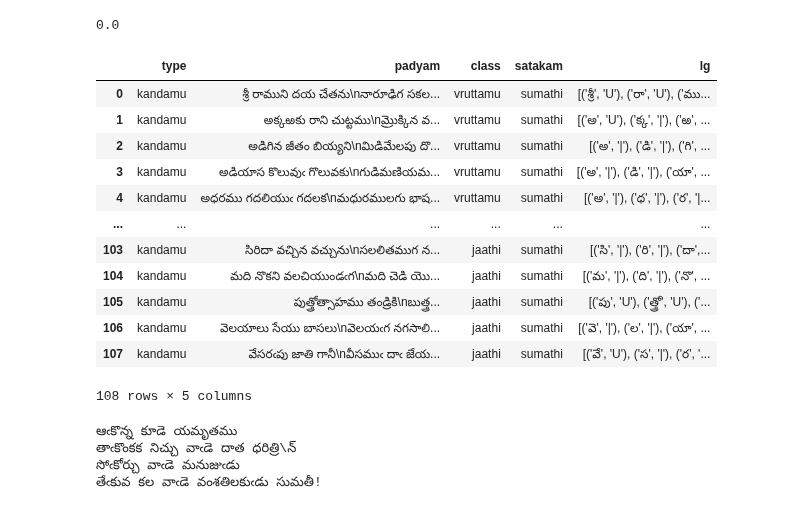
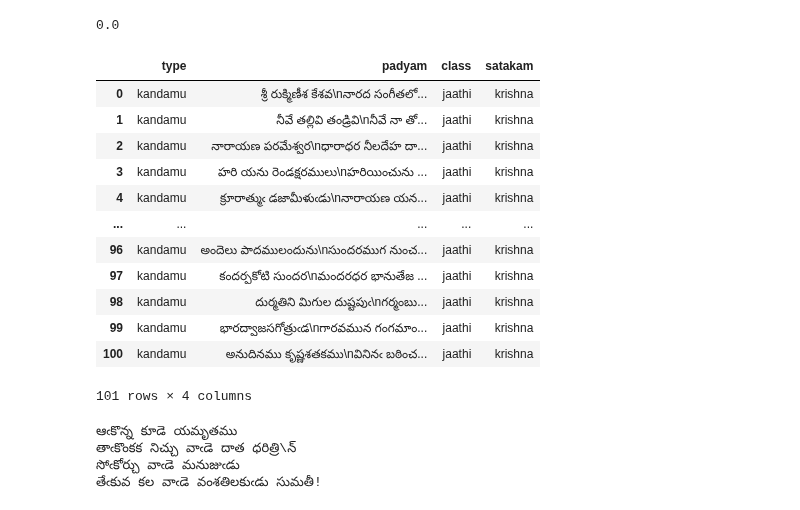
Before and after one commit to BodduSriPavan-111/chandassu, a Jupyter notebook: examples/example.ipynb, the cells around one changed output. Cells and saved outputs as stored; diff of their text form; code cells hidden in the pictures.

```diff
--- a/examples/example.ipynb
+++ b/examples/example.ipynb
@@ -47,22 +47,22 @@ import pandas as pd
 # os.chdir( source_path )
 # os.listdir()
 # %%
-df= pd.read_excel( r"c:\\Users\\bsnra\\Desktop\\chandassu\\dataset\\lg\\sumathi.xlsx" )
+df= pd.read_excel( r"c:\\Users\\bsnra\\Desktop\\chandassu\\dataset\\raw\\krishna.xlsx" )
 df
 # %% [output]
-|  | type | padyam | class | satakam | lg |
-| 0 | kandamu | శ్రీ రాముని దయ చేతను\nనారూఢిగ సకల... | vruttamu | sumathi | [('శ్రీ', 'U'), ('రా', 'U'), ('ము... |
-| 1 | kandamu | అక్కఱకు రాని చుట్టము\nమ్రొక్కిన వ... | vruttamu | sumathi | [('అ', 'U'), ('క్క', '|'), ('ఱ', ... |
-| 2 | kandamu | అడిగిన జీతం బియ్యని\nమిడిమేలపు దొ... | vruttamu | sumathi | [('అ', '|'), ('డి', '|'), ('గి', ... |
-| 3 | kandamu | అడియాస కొలువుఁ గొలువకు\nగుడిమణియమ... | vruttamu | sumathi | [('అ', '|'), ('డి', '|'), ('యా', ... |
-| 4 | kandamu | అధరము గదలియుఁ గదలక\nమధురములగు భాష... | vruttamu | sumathi | [('అ', '|'), ('ధ', '|'), ('ర', '|... |
-| ... | ... | ... | ... | ... | ... |
-| 103 | kandamu | సిరిదా వచ్చిన వచ్చును\nసలలితముగ న... | jaathi | sumathi | [('సి', '|'), ('రి', '|'), ('దా',... |
-| 104 | kandamu | మది నొకని వలచియుండఁగ\nమది చెడి యొ... | jaathi | sumathi | [('మ', '|'), ('ది', '|'), ('నొ', ... |
-| 105 | kandamu | పుత్త్రోత్సాహము తండ్రికి\nబుత్త్ర... | jaathi | sumathi | [('పు', 'U'), ('త్త్రో', 'U'), ('... |
-| 106 | kandamu | వెలయాలు సేయు బాసలు\nవెలయఁగ నగసాలి... | jaathi | sumathi | [('వె', '|'), ('ల', '|'), ('యా', ... |
-| 107 | kandamu | వేసరఁపు జాతి గానీ\nవీసముఁ దాఁ జేయ... | jaathi | sumathi | [('వే', 'U'), ('స', '|'), ('ర', '... |
+|  | type | padyam | class | satakam |
+| 0 | kandamu | శ్రీ రుక్మిణీశ కేశవ\nనారద సంగీతలో... | jaathi | krishna |
+| 1 | kandamu | నీవే తల్లివి తండ్రివి\nనీవే నా తో... | jaathi | krishna |
+| 2 | kandamu | నారాయణ పరమేశ్వర\nధారాధర నీలదేహ దా... | jaathi | krishna |
+| 3 | kandamu | హరి యను రెండక్షరములు\nహరియించును ... | jaathi | krishna |
+| 4 | kandamu | క్రూరాత్ముఁ డజామీళుఁడు\nనారాయణ యన... | jaathi | krishna |
+| ... | ... | ... | ... | ... |
+| 96 | kandamu | అందెలు పాదములందును\nసుందరముగ నుంచ... | jaathi | krishna |
+| 97 | kandamu | కందర్పకోటి సుందర\nమందరధర భానుతేజ ... | jaathi | krishna |
+| 98 | kandamu | దుర్మతిని మిగుల దుష్టపుఁ\nగర్మంబు... | jaathi | krishna |
+| 99 | kandamu | భారద్వాజసగోత్రుఁడ\nగారవమున గంగమాం... | jaathi | krishna |
+| 100 | kandamu | అనుదినము కృష్ణశతకము\nవినినఁ బఠించ... | jaathi | krishna |
-108 rows × 5 columns
+101 rows × 4 columns
 # %%
 print(df.iloc[8]["padyam"] )
 # %% [output]
```
Also changed, not shown: parts of 10 cells of this notebook, 30 other files.
